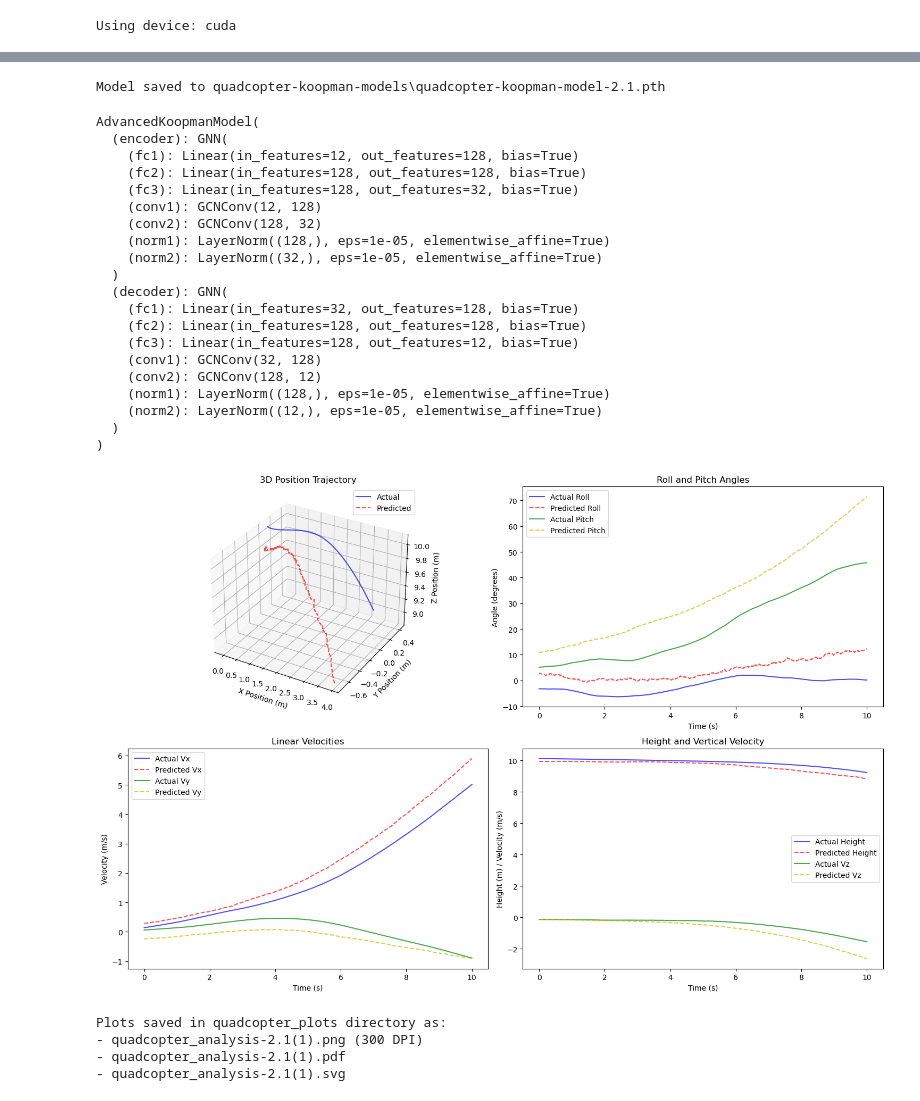
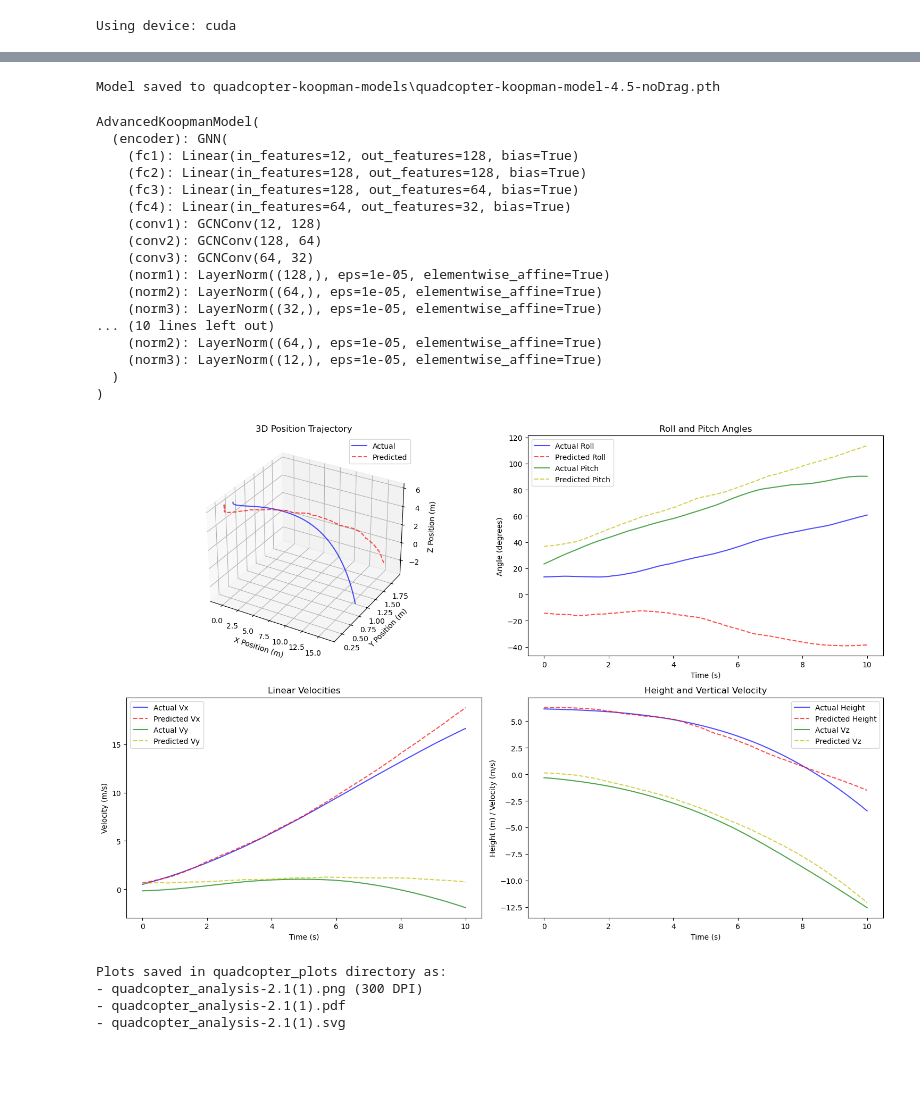
Before and after one commit to Zeedan345/Koopman-Operators-Learning-Model, a Jupyter notebook: quadcopter-simulation.ipynb, the cells around one changed output, grey strips where cells are left out. Cells and saved outputs as stored; diff of their text form; code cells hidden in the pictures; blank space fills up the shorter version.

Commit message:
Testing And Changes to model

```diff
--- a/quadcopter-simulation.ipynb
+++ b/quadcopter-simulation.ipynb
@@ -119,8 +125,9 @@ class QuadcopterEnv:
 def generate_random_trajectory(env, steps=500, dt=0.002):
     # Random initial state (small perturbations around hover)
     initial_state = np.zeros(12)
-    initial_state[2] = 10.0  # Initial height
-    initial_state += np.random.normal(0, 0.1, size=12)
+    initial_state[2] = np.random.uniform(5, 15)  # Initial height
+    initial_state[3:6] = np.random.uniform(-1, 1, size=3)
+    initial_state += np.random.normal(0, 0.5, size=12)
 
     # Generate random control inputs (around hover thrust)
     hover_thrust = env.m * env.g / (4 * env.k)
@@ -161,13 +168,18 @@ class GNN(nn.Module):
 
         self.fc1 = nn.Linear(input_dim, hidden_dim)
         self.fc2 = nn.Linear(hidden_dim, hidden_dim)
-        self.fc3 = nn.Linear(hidden_dim, output_dim)
+        self.fc3 = nn.Linear(hidden_dim, hidden_dim // 2)
+        self.fc4 = nn.Linear(hidden_dim // 2, output_dim)
 
         self.conv1 = GCNConv(input_dim, hidden_dim)
-        self.conv2 = GCNConv(hidden_dim, output_dim)
+        self.conv2 = GCNConv(hidden_dim, hidden_dim // 2)
+        self.conv3 = GCNConv(hidden_dim // 2, output_dim)
 
         self.norm1 = nn.LayerNorm(hidden_dim)
-        self.norm2 = nn.LayerNorm(output_dim)
+        self.norm2 = nn.LayerNorm(hidden_dim // 2)
+        self.norm3 = nn.LayerNorm(output_dim)
+
+        #self.projection = nn.Linear(hidden_dim * 2, ouput_dim)
 
     def create_full_graph(self, x):
         n = x.size(0)
@@ -185,13 +197,21 @@ class GNN(nn.Module):
         # GNN path
         gnn_x = self.conv1(x, edge_index).relu()
         gnn_x = self.norm1(gnn_x)
-        gnn_x = self.conv2(gnn_x, edge_index)
+
+        gnn_x = self.conv2(gnn_x, edge_index).relu()
         gnn_x = self.norm2(gnn_x)
+
+        gnn_x = self.conv3(gnn_x, edge_index).relu()
+        gnn_x = self.norm3(gnn_x)
 
         # FC path - fixed the layer usage
         fc_x = self.fc1(x).relu()
         fc_x = self.fc2(fc_x).relu()
-        fc_x = self.fc3(fc_x)
+        fc_x = self.fc3(fc_x).relu()
+        fc_x = self.fc4(fc_x)
+
+        # combined = torch.cat([gnn_x, fc_x], dim = 1)
+        # output = self.projection()
 
         return (gnn_x + fc_x)/2
 # %%
@@ -318,13 +353,13 @@ os.environ['KMP_DUPLICATE_LIB_OK']='TRUE'
 save_folder = "quadcopter-koopman-models"
 os.makedirs(save_folder, exist_ok = True)
 # %%
-save_path = os.path.join(save_folder, "quadcopter-koopman-model-2.1.pth")
+save_path = os.path.join(save_folder, "quadcopter-koopman-model-4.5-noDrag.pth")
 # %%
 torch.save(model.state_dict(), save_path)
 
 print(f"Model saved to {save_path}")
 # %% [output]
-Model saved to quadcopter-koopman-models\quadcopter-koopman-model-2.1.pth
+Model saved to quadcopter-koopman-models\quadcopter-koopman-model-4.5-noDrag.pth
 # %%
 model = AdvancedKoopmanModel(input_dim=12, koopman_dim=32).to(device)
 model.load_state_dict(torch.load(save_path, weights_only=True))
@@ -334,25 +369,22 @@ AdvancedKoopmanModel(
   (encoder): GNN(
     (fc1): Linear(in_features=12, out_features=128, bias=True)
     (fc2): Linear(in_features=128, out_features=128, bias=True)
-    (fc3): Linear(in_features=128, out_features=32, bias=True)
+    (fc3): Linear(in_features=128, out_features=64, bias=True)
+    (fc4): Linear(in_features=64, out_features=32, bias=True)
     (conv1): GCNConv(12, 128)
-    (conv2): GCNConv(128, 32)
+    (conv2): GCNConv(128, 64)
+    (conv3): GCNConv(64, 32)
     (norm1): LayerNorm((128,), eps=1e-05, elementwise_affine=True)
-    (norm2): LayerNorm((32,), eps=1e-05, elementwise_affine=True)
-  )
-  (decoder): GNN(
-    (fc1): Linear(in_features=32, out_features=128, bias=True)
-    (fc2): Linear(in_features=128, out_features=128, bias=True)
-    (fc3): Linear(in_features=128, out_features=12, bias=True)
-    (conv1): GCNConv(32, 128)
-    (conv2): GCNConv(128, 12)
-    (norm1): LayerNorm((128,), eps=1e-05, elementwise_affine=True)
-    (norm2): LayerNorm((12,), eps=1e-05, elementwise_affine=True)
+    (norm2): LayerNorm((64,), eps=1e-05, elementwise_affine=True)
+    (norm3): LayerNorm((32,), eps=1e-05, elementwise_affine=True)
+... (10 lines left out)
+    (norm2): LayerNorm((64,), eps=1e-05, elementwise_affine=True)
+    (norm3): LayerNorm((12,), eps=1e-05, elementwise_affine=True)
   )
 )
 # %%
 # Get a test trajectory from dataset
-test_data = dataset[2].to(device)
+test_data = dataset[9].to(device)
 
 # Get predictions
 with torch.no_grad():
@@ -396,39 +428,39 @@ ax3.set_ylabel('Velocity (m/s)')
 ax3.set_title('Linear Velocities')
 ax3.legend()
 
 # Height and vertical velocity plot
 ax4 = fig.add_subplot(224)
 ax4.plot(time, actual[:, 2], 'b-', label='Actual Height', alpha=0.7)
 ax4.plot(time, predicted[:, 2], 'r--', label='Predicted Height', alpha=0.7)
 ax4.plot(time, actual[:, 5], 'g-', label='Actual Vz', alpha=0.7)
 ax4.plot(time, predicted[:, 5], 'y--', label='Predicted Vz', alpha=0.7)
 ax4.set_xlabel('Time (s)')
 ax4.set_ylabel('Height (m) / Velocity (m/s)')
 ax4.set_title('Height and Vertical Velocity')
 ax4.legend()
 
 plt.tight_layout()
 
 save_folder = "quadcopter_plots"
 os.makedirs(save_folder, exist_ok=True)
 
-plt.savefig(os.path.join(save_folder, 'quadcopter_analysis.png'),
+plt.savefig(os.path.join(save_folder, 'quadcopter_analysis-re2.png'),
             dpi=300, bbox_inches='tight')
 
-plt.savefig(os.path.join(save_folder, 'quadcopter_analysis.pdf'),
-            bbox_inches='tight')
+# plt.savefig(os.path.join(save_folder, 'quadcopter_analysis-re.pdf'),
+#             bbox_inches='tight')
 
-plt.savefig(os.path.join(save_folder, 'quadcopter_analysis.svg'),
-            bbox_inches='tight')
+# plt.savefig(os.path.join(save_folder, 'quadcopter_analysis-re.svg'),
+#             bbox_inches='tight')
 
 plt.show()
 
 print(f"Plots saved in {save_folder} directory as:")
 print("- quadcopter_analysis-2.1(1).png (300 DPI)")
 print("- quadcopter_analysis-2.1(1).pdf")
 print("- quadcopter_analysis-2.1(1).svg")
 # %% [output]
-[figure, old version]
+[figure, new version]
 Plots saved in quadcopter_plots directory as:
 - quadcopter_analysis-2.1(1).png (300 DPI)
 - quadcopter_analysis-2.1(1).pdf
```
Also changed, not shown: parts of 4 cells of this notebook, 12 other files.
